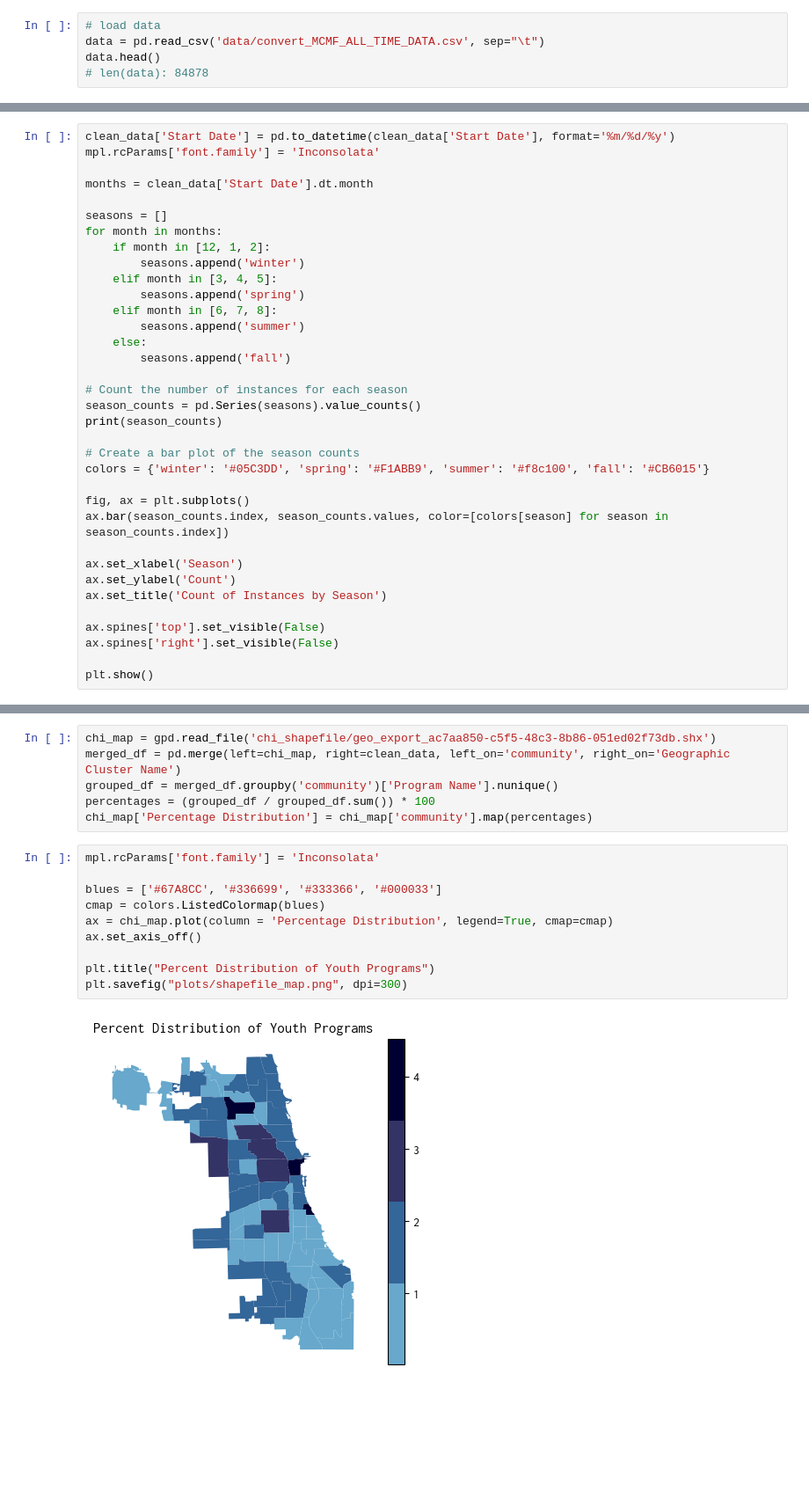
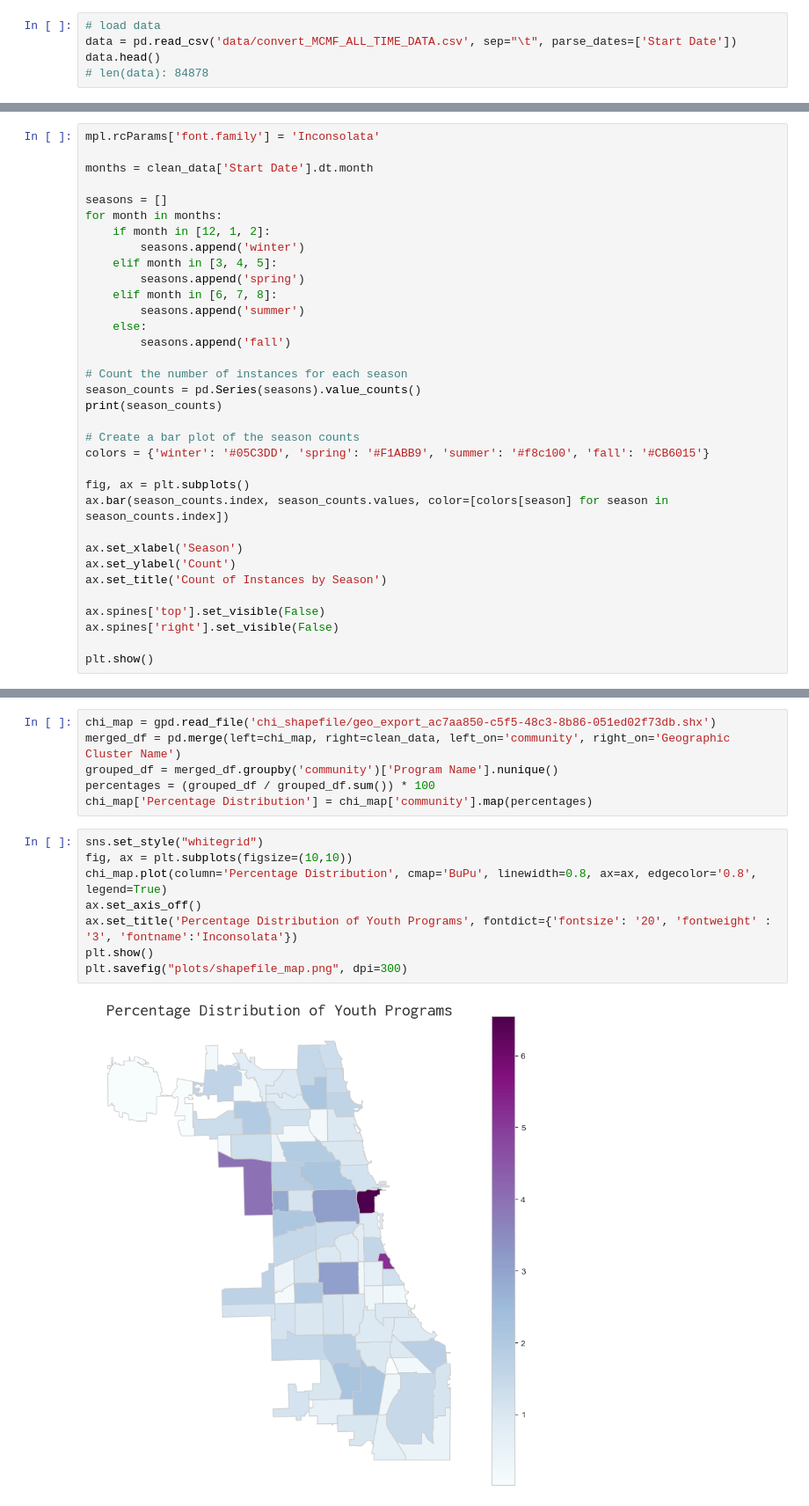
Before and after one commit to ishasharma2/stat390, a Jupyter notebook: eda.ipynb, the cells around one changed output, grey strips where cells are left out. Shown at 88% size. Saved outputs shown, nothing was run; the diff lists cells and outputs as text; blank space fills up the shorter version.

Commit message:
plots color scheme changes

```diff
--- a/eda.ipynb
+++ b/eda.ipynb
@@ -14,7 +14,7 @@ import matplotlib.cm as cm
 import matplotlib.colors as colors
 # %%
 # load data
-data = pd.read_csv('data/convert_MCMF_ALL_TIME_DATA.csv', sep="\t")
+data = pd.read_csv('data/convert_MCMF_ALL_TIME_DATA.csv', sep="\t", parse_dates=['Start Date'])
 data.head()
 # len(data): 84878
 # %% [output]
@@ -51,7 +51,6 @@ clean_data.head()
 | 4 | 4,557 | 78746 | Refugee Youth Career Pathways | Refugee Youth Career Pathways (RY... | RefugeeOne | Managing Money. | 15.0 | 16 | 24 | ... |
 5 rows × 21 columns
 # %%
-clean_data['Start Date'] = pd.to_datetime(clean_data['Start Date'], format='%m/%d/%y')
 mpl.rcParams['font.family'] = 'Inconsolata'
 
 months = clean_data['Start Date'].dt.month
@@ -319,14 +309,12 @@ grouped_df = merged_df.groupby('community')['Program Name'].nunique()
 percentages = (grouped_df / grouped_df.sum()) * 100
 chi_map['Percentage Distribution'] = chi_map['community'].map(percentages)
 # %%
-mpl.rcParams['font.family'] = 'Inconsolata'
-
-blues = ['#67A8CC', '#336699', '#333366', '#000033']
-cmap = colors.ListedColormap(blues)
-ax = chi_map.plot(column = 'Percentage Distribution', legend=True, cmap=cmap)
+sns.set_style("whitegrid")
+fig, ax = plt.subplots(figsize=(10,10))
+chi_map.plot(column='Percentage Distribution', cmap='BuPu', linewidth=0.8, ax=ax, edgecolor='0.8', legend=True)
 ax.set_axis_off()
-
-plt.title("Percent Distribution of Youth Programs")
+ax.set_title('Percentage Distribution of Youth Programs', fontdict={'fontsize': '20', 'fontweight' : '3', 'fontname':'Inconsolata'})
+plt.show()
 plt.savefig("plots/shapefile_map.png", dpi=300)
 # %% [output]
-[figure, old version]
+[figure, new version]
```
Also changed, not shown: parts of 12 cells of this notebook, 6 other files.
